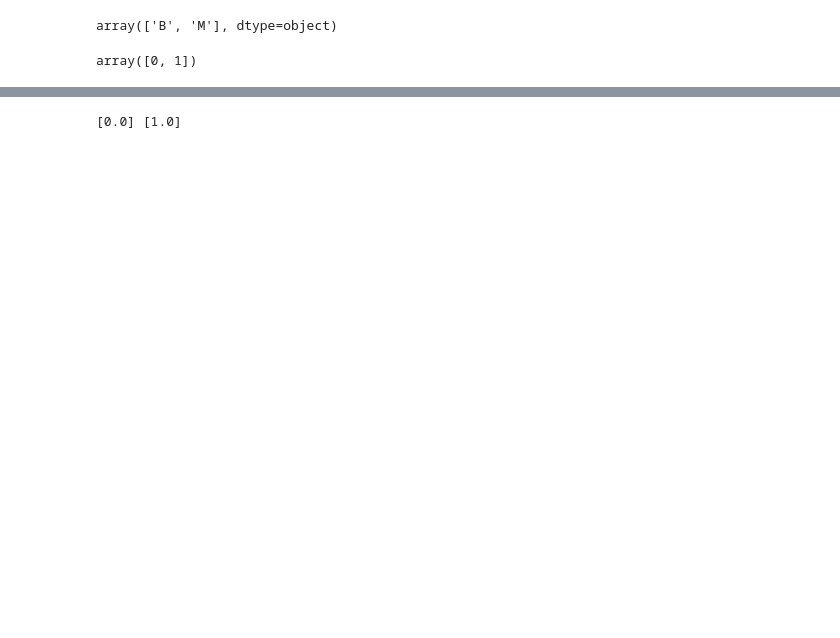
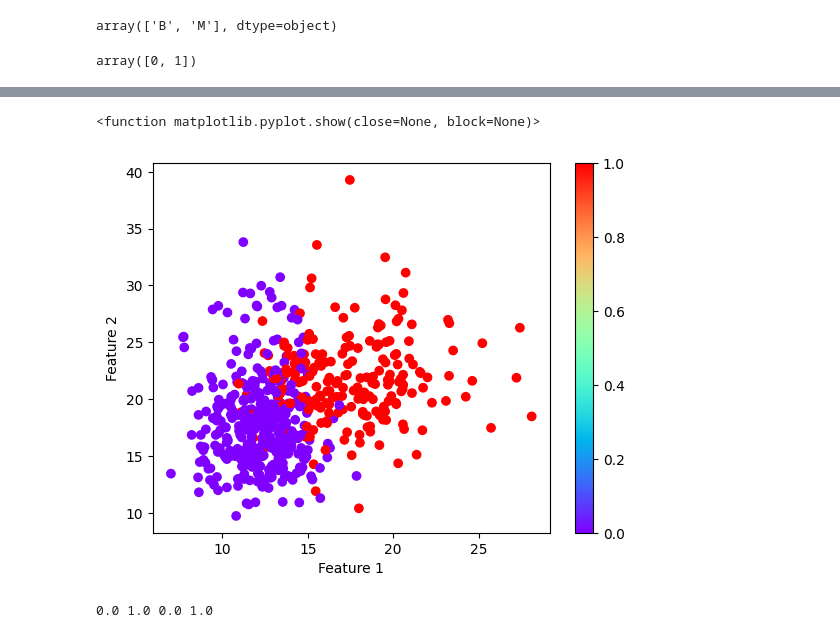
Before and after one commit to mdrapha/logistic-regression, a Jupyter notebook: breast_cancer_classifier.ipynb, the cells around one changed output, grey strips where cells are left out. Cells and saved outputs as stored; diff of their text form; code cells hidden in the pictures; blank space fills up the shorter version.

Commit message:
Adicionando métodos para visualizar os dados

```diff
--- a/breast_cancer_classifier.ipynb
+++ b/breast_cancer_classifier.ipynb
@@ -246,4 +235,8 @@ data.shape
+# %%
+#Embaralhando os dados
+data = data.sample(frac=1)
 # %%
 #Selecionando as features que serão utilizadas no modelo
-X = data.values[:, 2]
-y = data.values[:, 1]
+X = data.values[:, 1:3]
+print(X.shape)
+y = data.values[:, 0]
@@ -263,6 +258,7 @@ array([0, 1])
 # %%
 #Convertendo os dados para vetores do tipo np.array
 X = np.array(X)
-X=X.reshape(-1,1)
+print(X.shape)
 y = np.array(y)
 y=y.reshape(-1,1)
+print(y)
@@ -269,3 +283,15 @@ y=y.reshape(-1,1)
+# %%
+#Visualizando os dados de forma gráfica
+
+fig, ax = plt.subplots()
+sc=ax.scatter(X[:, 0], X[:, 1], c=y, cmap='rainbow') # Reshape y to a 1D array
+ax.set_xlabel('Feature 1')
+ax.set_ylabel('Feature 2')
+plt.colorbar(sc)
+plt.show
+# %% [output]
+<function matplotlib.pyplot.show(close=None, block=None)>
+[figure, added]
 # %%
 #Instanciando o classificador e o escalonador
 clf = BinaryLogisticRegressor()
@@ -274,10 +300,9 @@ sc= Scaler('minmax')
 #Escalonando os dados
 sc.fit(X)
 X = sc.transform(X)
-
-print(min(X), max(X))
+print(min(X[:,0]), max(X[:,0]), min(X[:,1]), max(X[:,1]))
 # %% [output]
-[0.0] [1.0]
+0.0 1.0 0.0 1.0
 # %%
 #Instanciando o objeto para separação dos dados
 #Utilizando o TrainTestSplit
```
Also changed, not shown: parts of 12 cells of this notebook.
